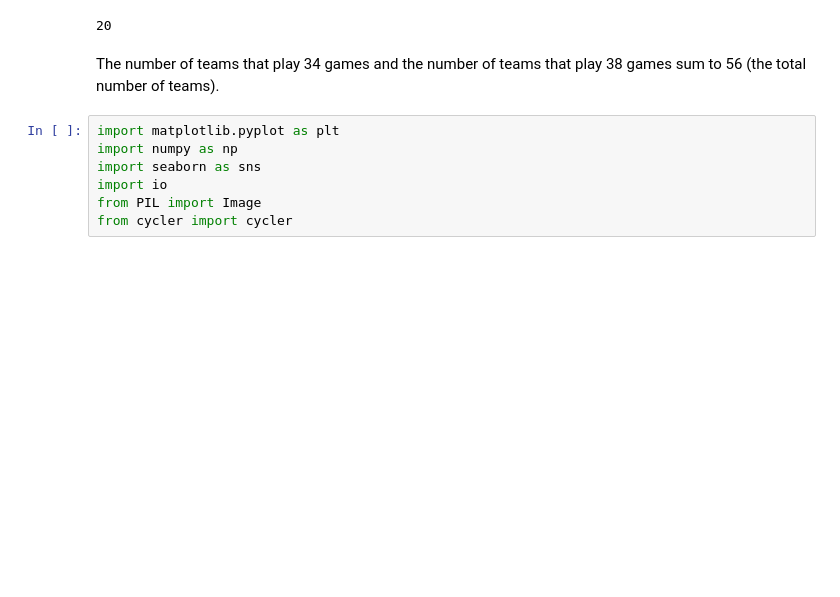
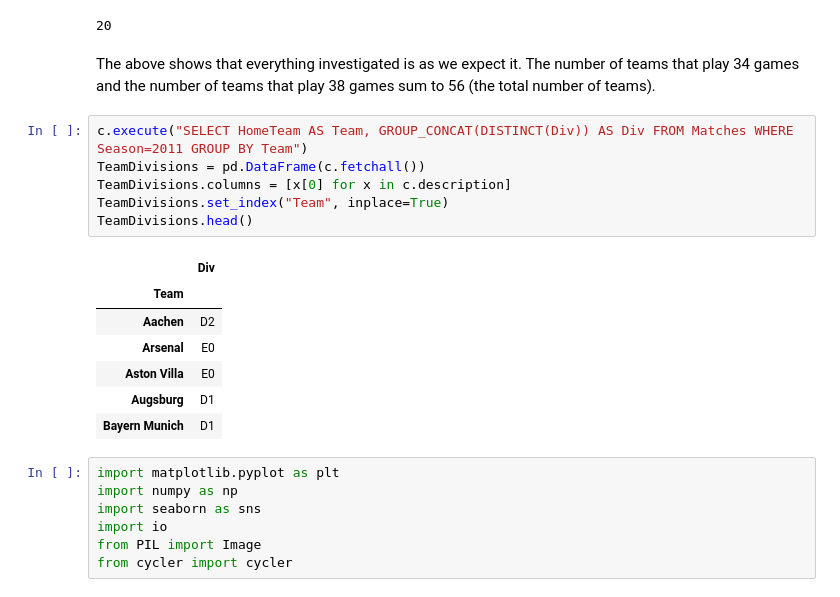
Before and after one commit to seancarverphd/soccer-project-2, a Jupyter notebook: SoccerNotebook.ipynb, the cells around one changed output. Cells and saved outputs as stored; diff of their text form; blank space fills up the shorter version.

```diff
--- a/SoccerNotebook.ipynb
+++ b/SoccerNotebook.ipynb
@@ -439,7 +425,21 @@ WinLoss[WinLoss['TotalGames']==38].TotalGames.count()
 # %% [output]
 20
 # %% [markdown]
-The number of teams that play 34 games and the number of teams that play 38 games sum to 56 (the total number of teams).
+The above shows that everything investigated is as we expect it.  The number of teams that play 34 games and the number of teams that play 38 games sum to 56 (the total number of teams).
+# %%
+c.execute("SELECT HomeTeam AS Team, GROUP_CONCAT(DISTINCT(Div)) AS Div FROM Matches WHERE Season=2011 GROUP BY Team")
+TeamDivisions = pd.DataFrame(c.fetchall())
+TeamDivisions.columns = [x[0] for x in c.description]
+TeamDivisions.set_index("Team", inplace=True)
+TeamDivisions.head()
+# %% [output]
+|  | Div |
+| Team |  |
+| Aachen | D2 |
+| Arsenal | E0 |
+| Aston Villa | E0 |
+| Augsburg | D1 |
+| Bayern Munich | D1 |
 # %%
 import matplotlib.pyplot as plt
 import numpy as np
```
Also changed, not shown: parts of 7 cells of this notebook.
